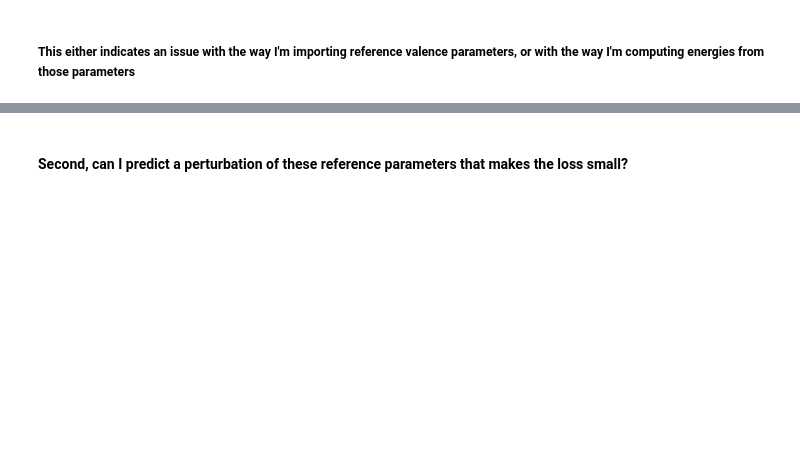
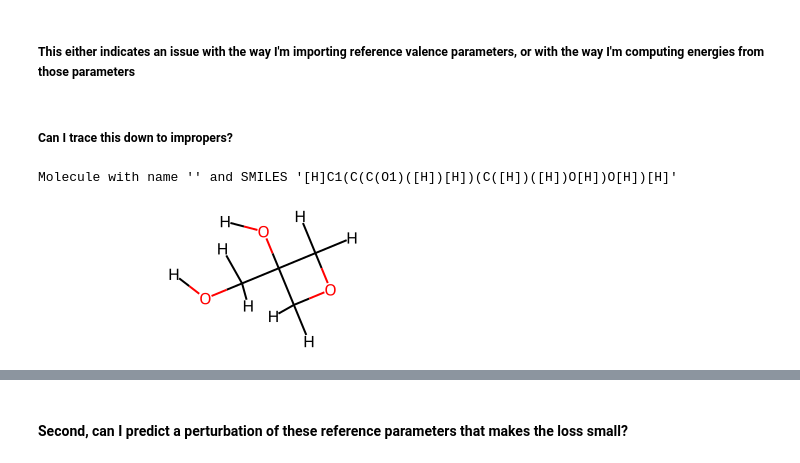
Before and after one commit to choderalab/espaloma, a Jupyter notebook: scripts/mm_fitting/[wip] Attempt to fit to OpenFF 1.2 valence energies and gradients.ipynb, the cells around one changed output, grey strips where cells are left out. Drawn from its saved outputs; the diff is of its cells as text; code cells hidden in the pictures; blank space fills up the shorter version.

Commit message:
attempt to narrow this down to impropers
g_ref and g_ref_prime not exactly equal even on a molecule containing no impropers

```diff
--- a/scripts/mm_fitting/[wip] Attempt to fit to OpenFF 1.2 valence energies and gradients.ipynb
+++ b/scripts/mm_fitting/[wip] Attempt to fit to OpenFF 1.2 valence energies and gradients.ipynb
@@ -248,2 +251,4 @@ tensor(9.5083)
 # %% [markdown]
 ##### This either indicates an issue with the way I'm importing reference valence parameters, or with the way I'm computing energies from those parameters
+# %% [markdown]
+##### Can I trace this down to impropers?
@@ -249,0 +257,16 @@ tensor(9.5083)
+# %%
+# select a molecule that contains no impropers
+
+offmols_with_no_impropers = []
+
+for offmol in unique_offmols:
+    if len(offmol_to_indices(offmol).impropers) ==  0:
+        print(offmol)
+        offmols_with_no_impropers.append(offmol)
+# %% [output]
+Molecule with name '' and SMILES '[H]C1(C(C(O1)([H])[H])(C([H])([H])O[H])O[H])[H]'
+# %%
+lucky_mol = offmols_with_no_impropers[0]
+lucky_mol
+# %% [output]
+[figure, added]
```
Also changed, not shown: parts of 14 cells of this notebook.
